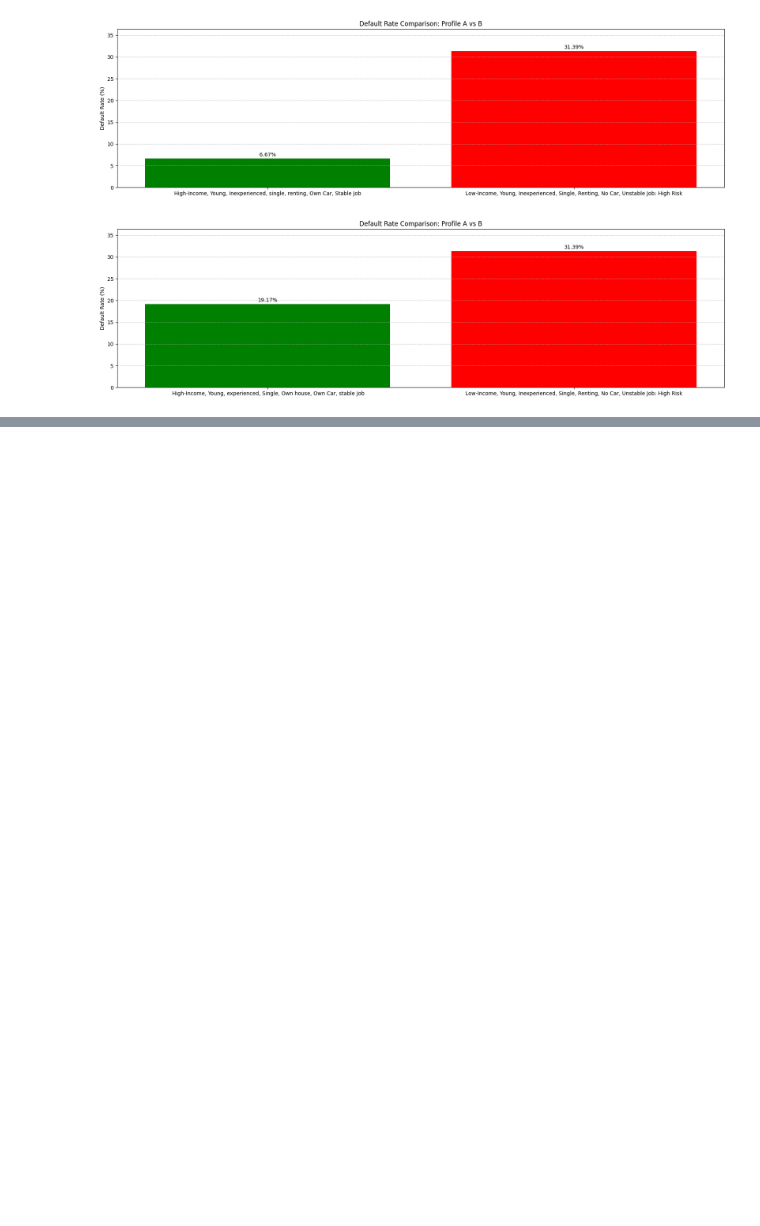
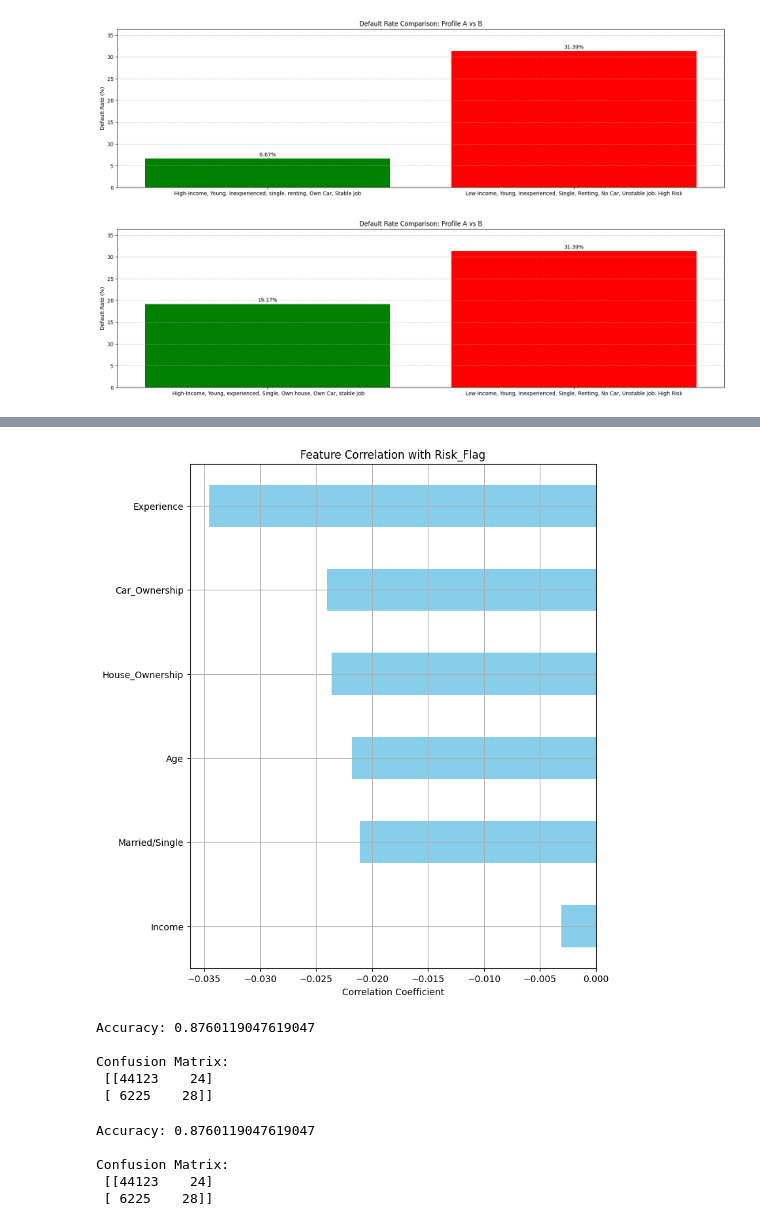
Before and after one commit to trupesh1710/Data-Science, a Jupyter notebook: Predicting_Possible_Loan_Default_Using_Machine_Learning/Predicting_Possible_Loan_Default_Using_Machine_Learning.ipynb, the cells around one changed output, grey strips where cells are left out. Drawn from its saved outputs; the diff is of its cells as text; code cells hidden in the pictures; blank space fills up the shorter version.

```diff
--- a/Predicting_Possible_Loan_Default_Using_Machine_Learning/Predicting_Possible_Loan_Default_Using_Machine_Learning.ipynb
+++ b/Predicting_Possible_Loan_Default_Using_Machine_Learning/Predicting_Possible_Loan_Default_Using_Machine_Learning.ipynb
@@ -1493,0 +1544,39 @@ plt.show()
+# %%
+correlations = final_df.corr(numeric_only=True)['Risk_Flag'].sort_values(ascending=False)
+correlations.drop('Risk_Flag').plot(kind='barh', figsize=(8, 10), color='skyblue')
+plt.title("Feature Correlation with Risk_Flag")
+plt.xlabel("Correlation Coefficient")
+plt.grid(True)
+plt.show()
+# %% [output]
+[figure, added]
+# %%
+import pandas as pd
+from sklearn.model_selection import train_test_split
+from sklearn.tree import DecisionTreeClassifier, plot_tree
+from sklearn.metrics import accuracy_score, classification_report
+import matplotlib.pyplot as plt
+
+# Assuming your DataFrame is final_df
+X = final_df[['Income', 'Age', 'Experience', 'Married/Single', 'House_Ownership', 'Car_Ownership']]
+y = final_df['Risk_Flag']
+
+# Train-test split
+X_train, X_test, y_train, y_test = train_test_split(X, y, test_size=0.2, random_state=42)
+
+# Train Decision Tree
+dt_model = DecisionTreeClassifier(max_depth=5, random_state=42)
+dt_model.fit(X_train, y_train)
+
+# Predictions
+y_pred = dt_model.predict(X_test)
+
+# Evaluation
+print("Accuracy:", accuracy_score(y_test, y_pred))
+print("\nConfusion Matrix:\n", confusion_matrix(y_test, y_pred))
+# %% [output]
+Accuracy: 0.8760119047619047
+
+Confusion Matrix:
+ [[44123    24]
+ [ 6225    28]]
@@ -1493,0 +1601,10 @@ plt.show()
+# %%
+# Evaluation
+print("Accuracy:", accuracy_score(y_test, y_pred))
+print("\nConfusion Matrix:\n", confusion_matrix(y_test, y_pred))
+# %% [output]
+Accuracy: 0.8760119047619047
+
+Confusion Matrix:
+ [[44123    24]
+ [ 6225    28]]
```
Also changed, not shown: parts of 9 cells of this notebook, 1 other file.
